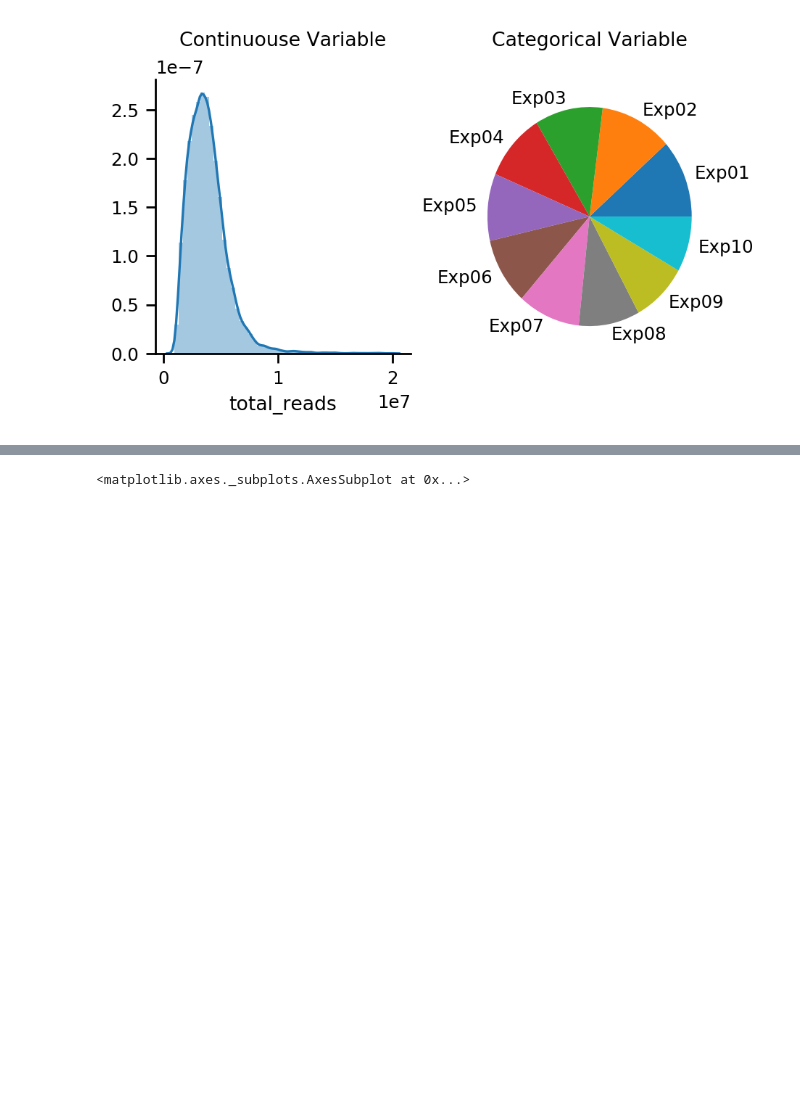
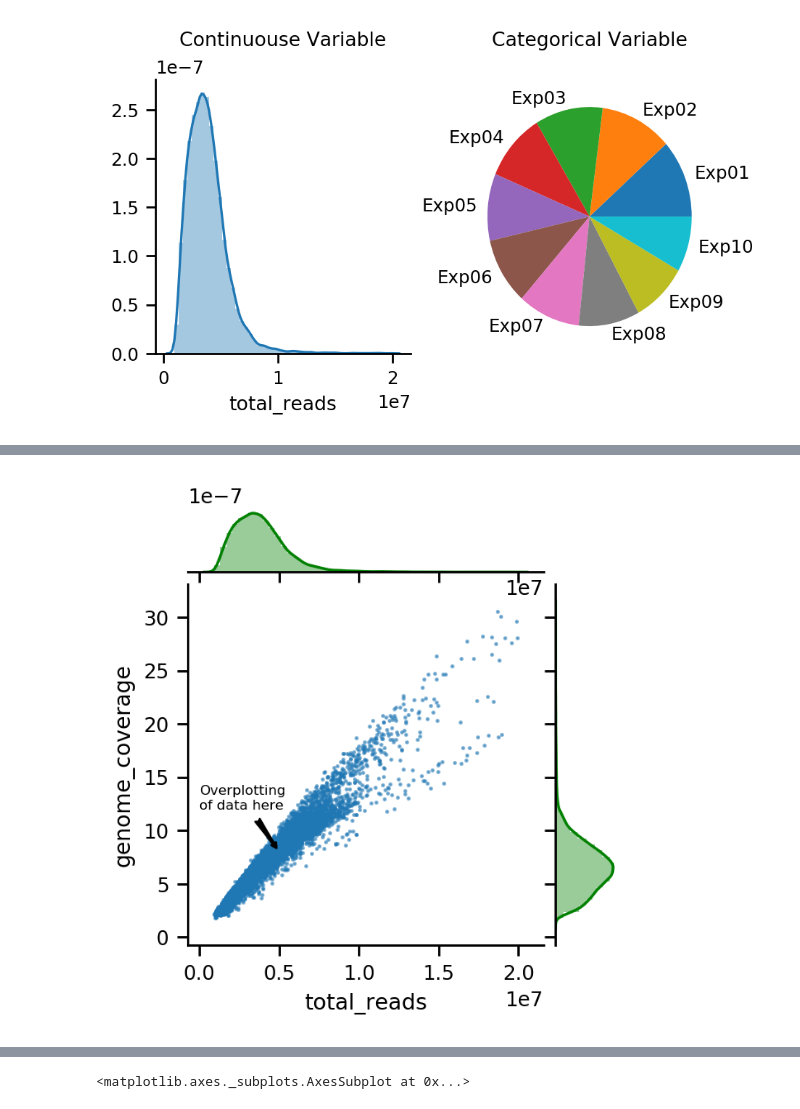
Before and after one commit to lhqing/python_visualization, a Jupyter notebook: python_vis.ipynb, the cells around one changed output, grey strips where cells are left out. Drawn from its saved outputs; the diff is of its cells as text; code cells hidden in the pictures; blank space fills up the shorter version.

Commit message:
version 2

```diff
--- a/python_vis.ipynb
+++ b/python_vis.ipynb
@@ -24,3 +25,15 @@ import numpy as np  # process Nd array data, will not use too much today.
 import matplotlib  # basic python ploting package.
 import matplotlib.pyplot as plt
 import seaborn as sns  # scientific python ploting package, based on matplotlib, more convenient.
+
+import platform
+print('python version:', platform.python_version())
+print('pandas version:', pd.__version__)
+print('numpy version:', np.__version__)
+print('matplotlib version:', matplotlib.__version__)
+print('seaborn version:', sns.__version__)  # only seaborn version 0.9.0 have scatterplot, which we will use today
+# if not, run "conda install seaborn=0.9.0"
+
+# some config at begining
+sns.set_context("paper", font_scale=0.8)
+matplotlib.rc('figure', figsize=(3, 2), dpi=200)  # make figures more clear
@@ -154,3 +184,0 @@ ax1.pie(# press tab here)
-# %%
-sns.set_context("paper", font_scale=1)
-matplotlib.rc('figure', figsize=(4, 4), dpi=200)  # make figures more clear
@@ -158,0 +197,12 @@ matplotlib.rc('figure', figsize=(4, 4), dpi=200)  # make figures more clear
+# %%
+g = sns.jointplot(x='total_reads', y='genome_coverage', data=data,
+                  s=1, alpha=0.5, marginal_kws={'kde': True, 'color': 'green'})
+# Question: what is g?
+
+# example of customizing axes, which is not in the seaborn doc
+g.ax_joint.annotate('Overplotting\nof data here', xy=(5e6, 8), xytext=(0, 12), fontsize=6,
+                    arrowprops=dict(facecolor='black', arrowstyle='fancy'))  # this function is matplotlib part, not for today, but try search matplotlib annotate in google
+# example of customizing fig
+g.fig.set_size_inches(3, 3)
+# %% [output]
+[figure, added]
```
Also changed, not shown: parts of 40 cells of this notebook, 1 other file.
